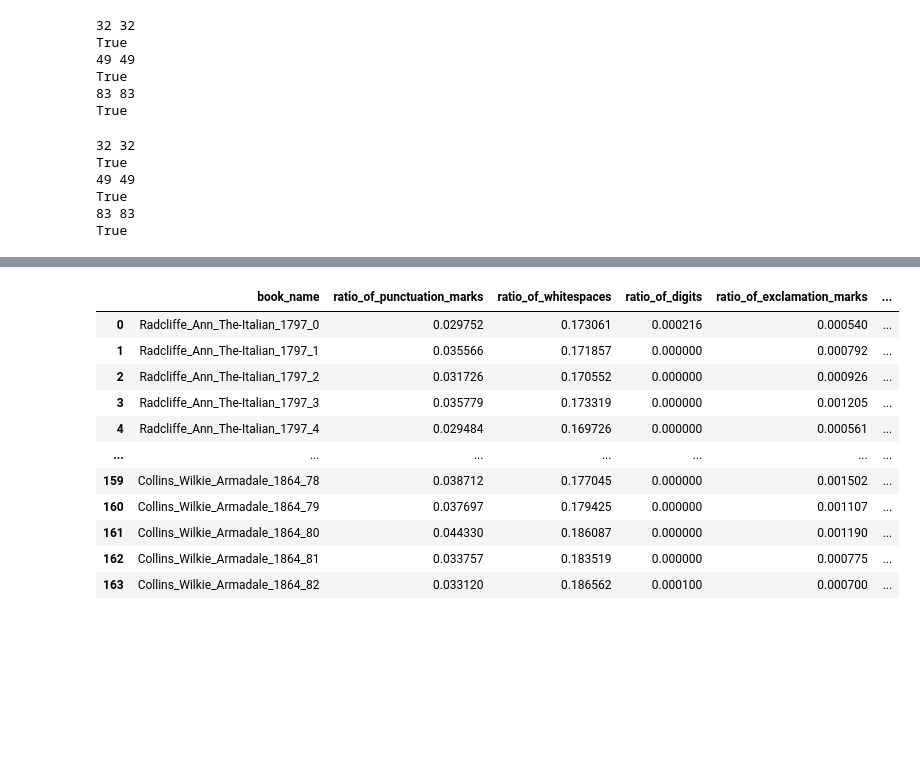
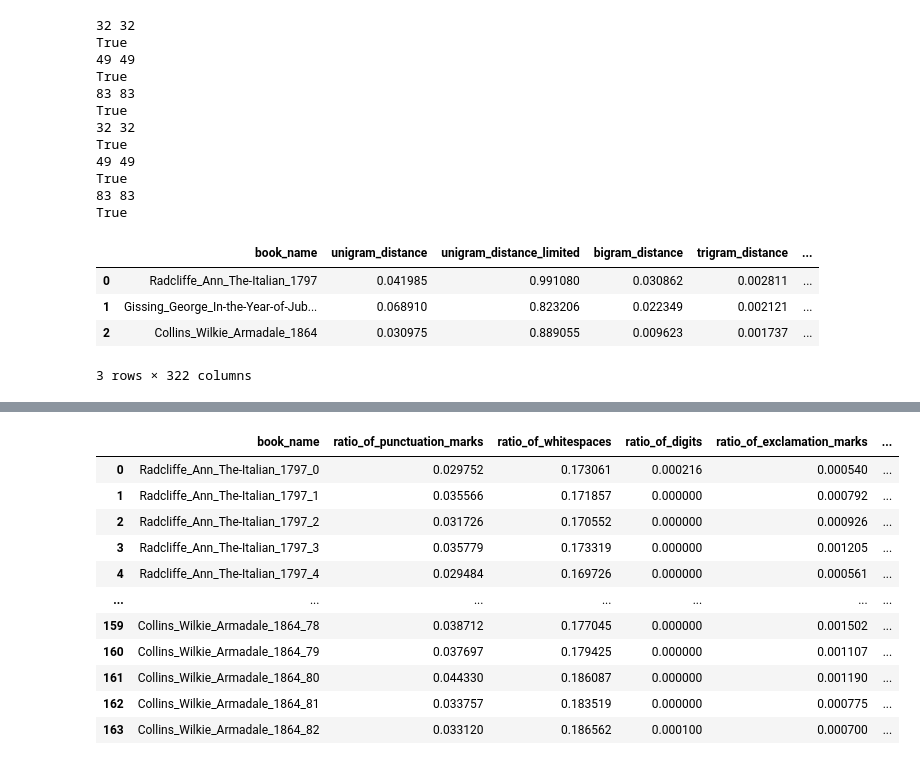
Before and after one commit to sta-a/great-unread, a Jupyter notebook: nbs/extract_features.ipynb, the cells around one changed output, grey strips where cells are left out. Cells and saved outputs as stored; diff of their text form; code cells hidden in the pictures; blank space fills up the shorter version.

```diff
--- a/nbs/extract_features.ipynb
+++ b/nbs/extract_features.ipynb
@@ -111,6 +131,11 @@ corpus_chunk_features, corpus_book_features = cbfe.get_all_features()
 for o,n in zip(cbfe.all_average_sbert_sentence_embeddings, cbfe.new_sbert):
     print(len(o), len(n))
     print(np.array_equal(o,n))
+
+# Aggregate embeddings from chunks in cbfe instead of returning them via functions from dbfe
+for o,n in zip(cbfe.all_doc2vec_chunk_embeddings, cbfe.new_doc2vec):
+    print(len(o), len(n))
+    print(np.array_equal(o,n))
 # %% [output]
 32 32
 True
@@ -118,20 +143,22 @@ True
 True
 83 83
 True
+32 32
+True
+49 49
+True
+83 83
+True
-# %%
-# Aggregate embeddings from chunks in cbfe instead of returning them via functions from dbfe
-for o,n in zip(cbfe.all_doc2vec_chunk_embeddings, cbfe.new_doc2vec):
-    print(len(o), len(n))
-    print(np.array_equal(o,n))
-# %% [output]
-32 32
-True
-49 49
-True
-83 83
-True
 # %%
 # # Recalculate the chunk features for the whole book, which is considered as one chunk
-cbfe = CorpusBasedFeatureExtractor(lang, doc_paths, all_average_sbert_sentence_embeddings_fulltext, all_doc2vec_chunk_embeddings_fulltext, sentences_per_chunk=None, nr_features=100)
+cbfe_fulltext = CorpusBasedFeatureExtractor(lang, doc_paths, all_average_sbert_sentence_embeddings_fulltext, all_doc2vec_chunk_embeddings_fulltext, sentences_per_chunk=None, nr_features=100)
 # %%
-corpus_chunk_features_fulltext, _ = cbfe.get_all_features()
+corpus_chunk_features_fulltext, _ = cbfe_fulltext.get_all_features()
+# %%
+corpus_chunk_features_fulltext
+# %% [output]
+|  | book_name | unigram_distance | unigram_distance_limited | bigram_distance | trigram_distance | ... |
+| 0 | Radcliffe_Ann_The-Italian_1797 | 0.041985 | 0.991080 | 0.030862 | 0.002811 | ... |
+| 1 | Gissing_George_In-the-Year-of-Jub... | 0.068910 | 0.823206 | 0.022349 | 0.002121 | ... |
+| 2 | Collins_Wilkie_Armadale_1864 | 0.030975 | 0.889055 | 0.009623 | 0.001737 | ... |
+3 rows × 322 columns
```
Also changed, not shown: parts of 2 cells of this notebook, 6 other files.
